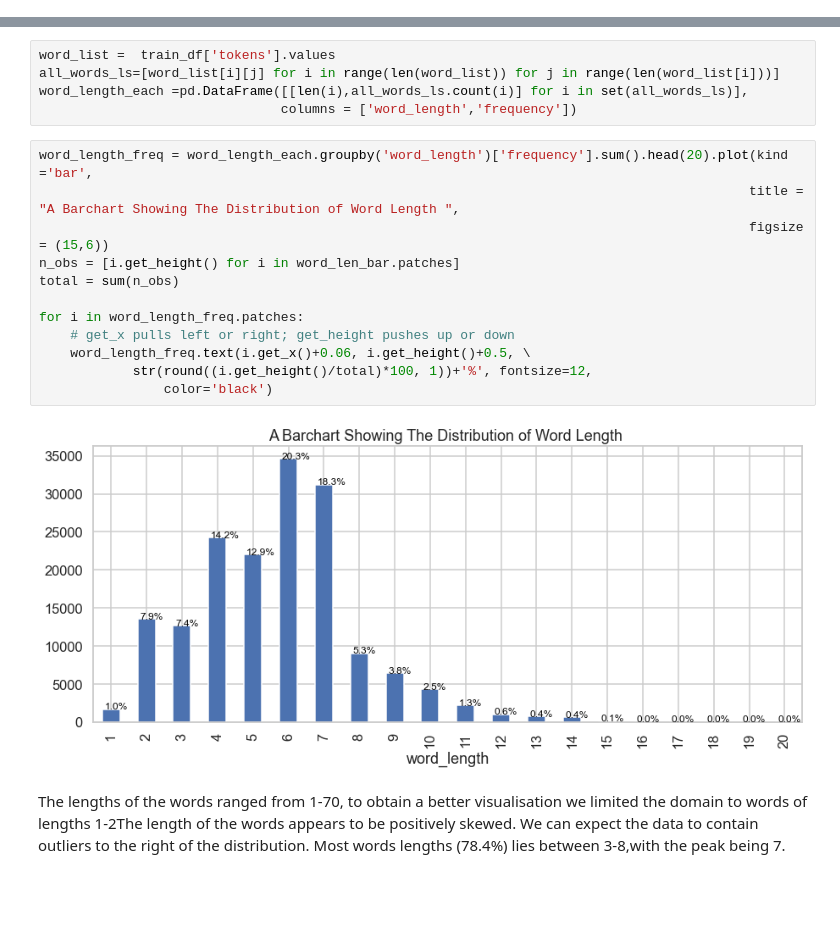
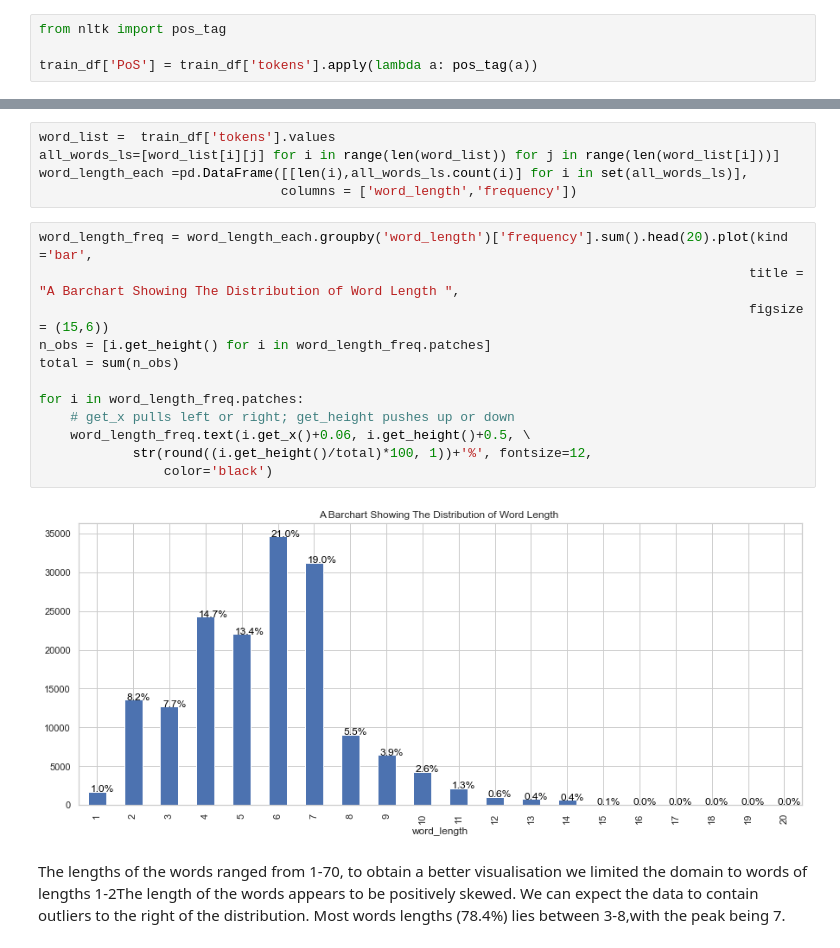
Before and after one commit to nkonyanihlulani/EDSA_Classification_TS3, a Jupyter notebook: EDSA_Classification_TS3.ipynb, the cells around one changed output, grey strips where cells are left out. Drawn from its saved outputs; the diff is of its cells as text; blank space fills up the shorter version.

```diff
--- a/EDSA_Classification_TS3.ipynb
+++ b/EDSA_Classification_TS3.ipynb
@@ -242,0 +450,4 @@ train_df.head()
+# %%
+from nltk import pos_tag
+
+train_df['PoS'] = train_df['tokens'].apply(lambda a: pos_tag(a))
@@ -255,17 +475,17 @@ word_length_each =pd.DataFrame([[len(i),all_words_ls.count(i)] for i in set(all_
 # %%
 word_length_freq = word_length_each.groupby('word_length')['frequency'].sum().head(20).plot(kind ='bar',
                                                                                            title = "A Barchart Showing The Distribution of Word Length ",
                                                                                            figsize = (15,6))
-n_obs = [i.get_height() for i in word_len_bar.patches]
+n_obs = [i.get_height() for i in word_length_freq.patches]
 total = sum(n_obs)
 
 for i in word_length_freq.patches:
     # get_x pulls left or right; get_height pushes up or down
     word_length_freq.text(i.get_x()+0.06, i.get_height()+0.5, \
             str(round((i.get_height()/total)*100, 1))+'%', fontsize=12,
                 color='black')
 # %% [output]
-[figure, old version]
+[figure, new version]
 # %% [markdown]
 The lengths of the words ranged from 1-70, to obtain a better visualisation we limited the domain to words of lengths 1-2The length of the words appears to be positively skewed. We can expect the data to contain outliers to the right of the distribution. Most words lengths (78.4%) lies between 3-8,with the peak being 7.
 # %% [markdown]
```
Also changed, not shown: parts of 30 cells of this notebook.
